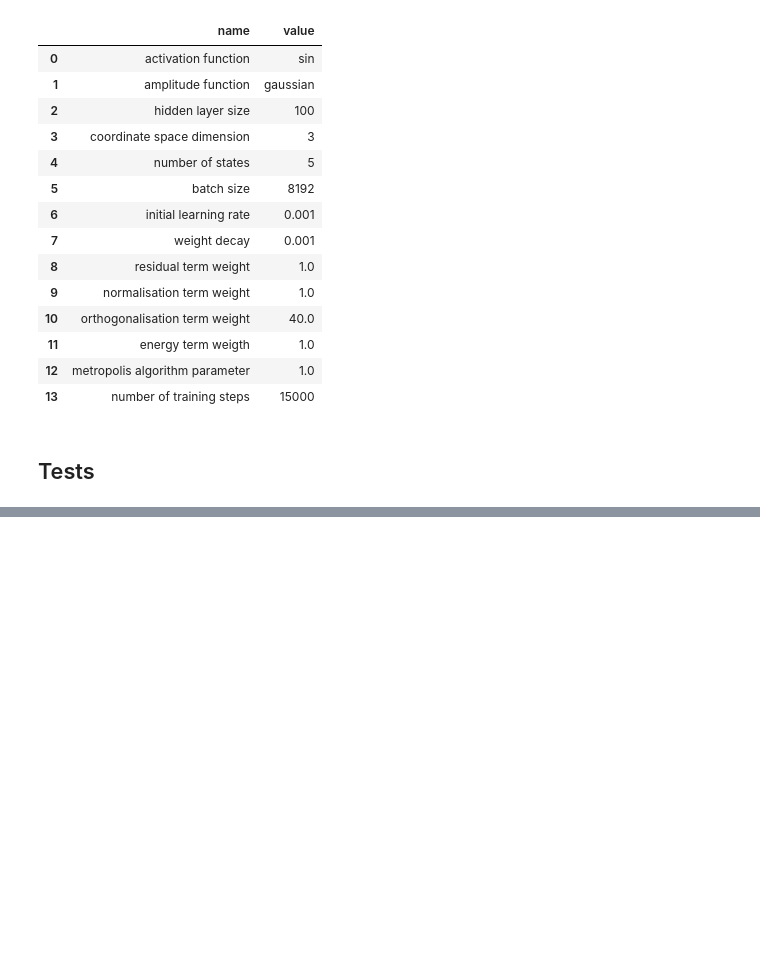
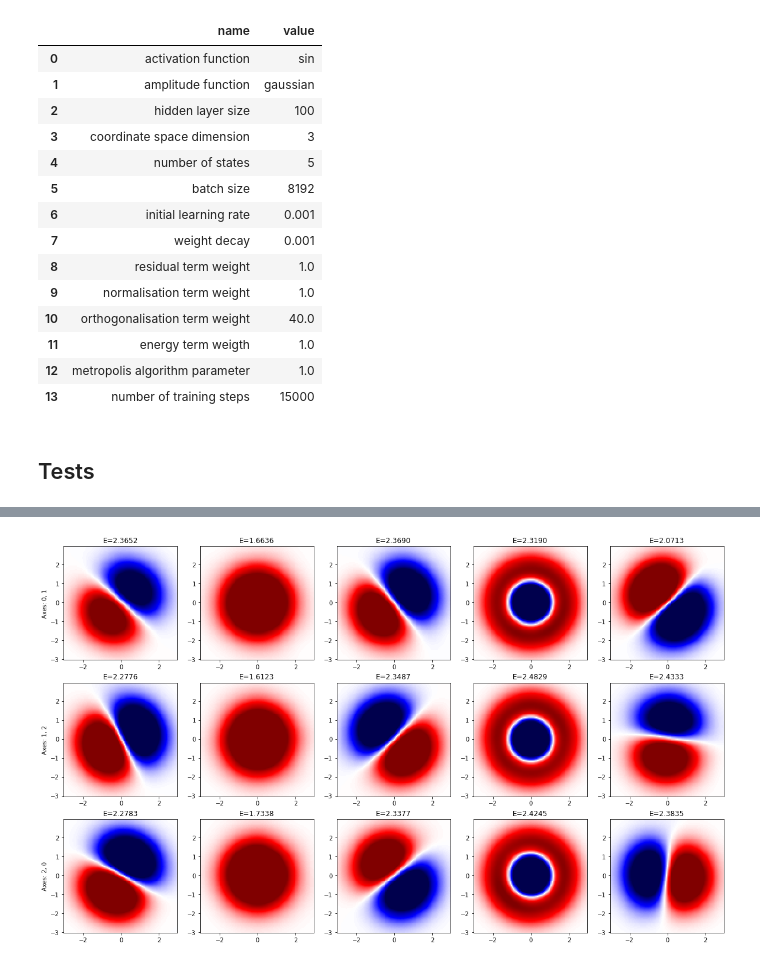
Before and after one commit to MrKozelberg/nn-based-multistate-solver-for-se, a Jupyter notebook: source/training.ipynb, the cells around one changed output, grey strips where cells are left out. Cells and saved outputs as stored; diff of their text form; code cells hidden in the pictures; blank space fills up the shorter version.

```diff
--- a/source/training.ipynb
+++ b/source/training.ipynb
@@ -157,0 +223,36 @@ Index(['total loss', 'total squered residual', 'total normalisation error',
+# %%
+fig, axes = plt.subplots(
+    3,5,
+    figsize=(20,12),
+    squeeze=False
+)
+j = 0
+for axNumber in range(3):
+    grid = torch.zeros(
+        (10000,3),
+        device="cuda"
+    )
+    for ix in range(100):
+        for iy in range(100):
+            grid[ix*100+iy,axNumber%3] = -3 + 6 * ix / 100
+            grid[ix*100+iy,(axNumber+1)%3] = -3 + 6 * iy / 100
+    for i in range(5):
+        axes[axNumber,i].pcolormesh(
+            -3 + 6 * np.arange(100) / 100,
+            -3 + 6 * np.arange(100) / 100,
+            trialFunction_3D[j](grid)[:,i].cpu().detach().numpy().reshape(100,100),
+            shading='nearest',
+            cmap='seismic',
+            vmin=-0.1, vmax=0.1
+        )
+        axes[axNumber,i].set_title(fr'E={trialFunction_3D[j].spectrum(grid)[i]:.4f}')
+    axes[axNumber,0].set_ylabel(f"Axes: {axNumber%3}, {(axNumber+1)%3}")
+    # ax.set_title()
+    # axes.legend()
+    # ax.set_xlim(-3,3)
+    # ax.set_ylim(0,None)
+    # axes.grid()
+# fig.adjust_subplots(hspace=0.2)
+# fig.a
+# %% [output]
+[figure, added]
```
Also changed, not shown: parts of 23 cells of this notebook, 23 other files.
